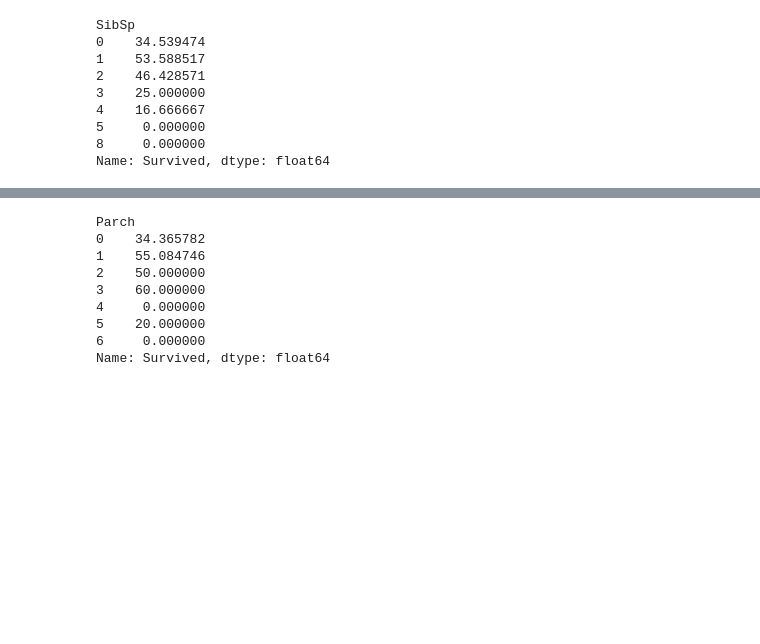
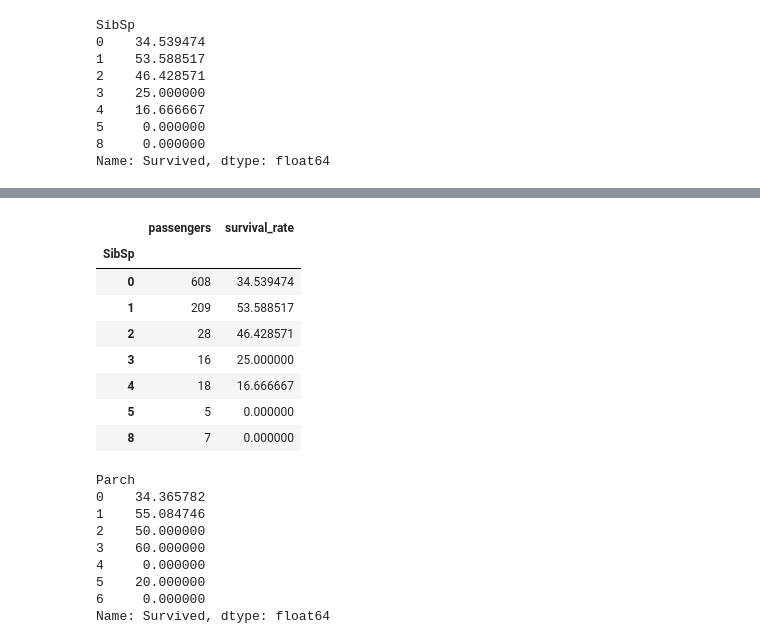
Before and after one commit to tingly-amua/Titanic-Survival-Analysis, a Jupyter notebook: titanic.ipynb, the cells around one changed output, grey strips where cells are left out. Saved outputs shown, nothing was run; the diff lists cells and outputs as text; code cells hidden in the pictures; blank space fills up the shorter version.

```diff
--- a/titanic.ipynb
+++ b/titanic.ipynb
@@ -553 +587,21 @@ Name: Survived, dtype: float64
+# %%
+# combine the count and survival rate
+sibsp_analysis = df.groupby('SibSp')['Survived'].agg(
+    passengers='count',
+    survival_rate='mean'
+)
+
+sibsp_analysis['survival_rate'] *= 100
+
+sibsp_analysis
+# %% [output]
+|  | passengers | survival_rate |
+| SibSp |  |  |
+| 0 | 608 | 34.539474 |
+| 1 | 209 | 53.588517 |
+| 2 | 28 | 46.428571 |
+| 3 | 16 | 25.000000 |
+| 4 | 18 | 16.666667 |
+| 5 | 5 | 0.000000 |
+| 8 | 7 | 0.000000 |
 # %%
```
Also changed, not shown: parts of 13 cells of this notebook.
